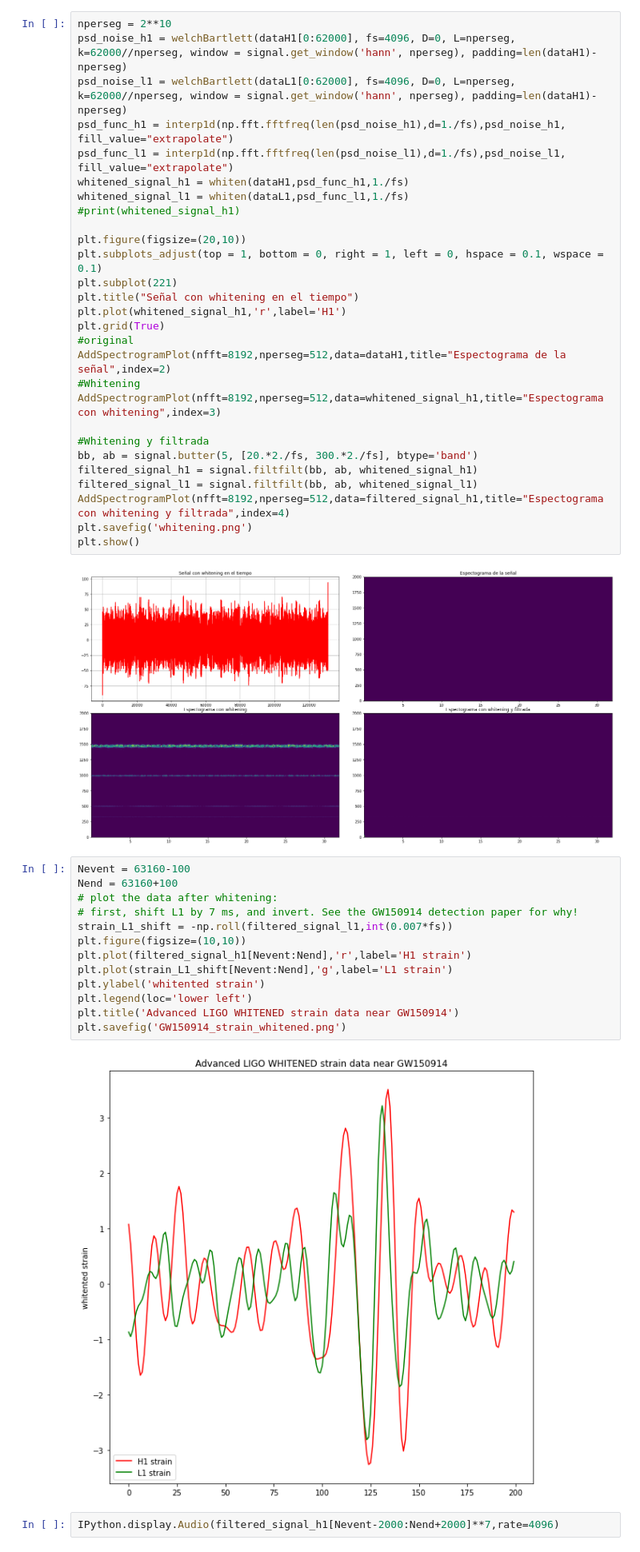
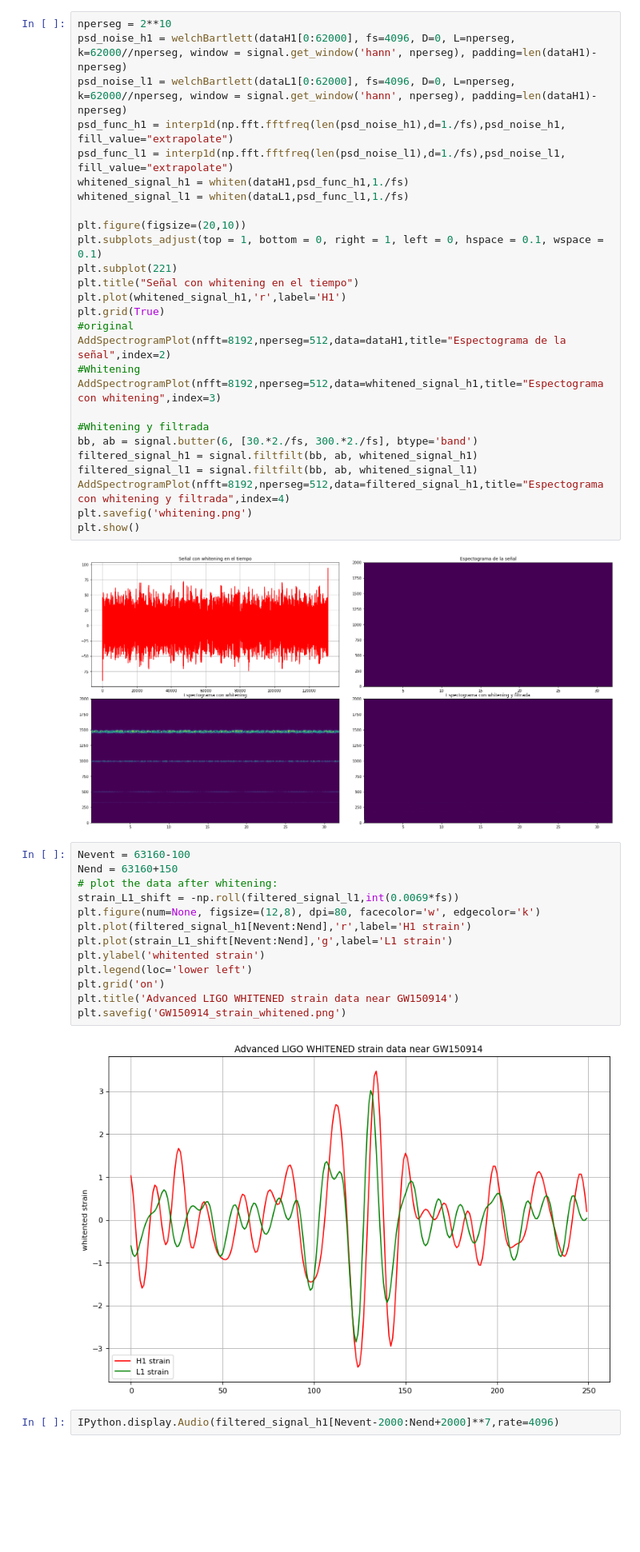
Before and after one commit to ManuMollon261297/PASA, a Jupyter notebook: TP1/code/pasa_tp1.ipynb, the cells around one changed output. Shown at 80% size. Cells and saved outputs as stored; diff of their text form; blank space fills up the shorter version.

```diff
--- a/TP1/code/pasa_tp1.ipynb
+++ b/TP1/code/pasa_tp1.ipynb
@@ -560,7 +569,6 @@ psd_func_h1 = interp1d(np.fft.fftfreq(len(psd_noise_h1),d=1./fs),psd_noise_h1, f
 psd_func_l1 = interp1d(np.fft.fftfreq(len(psd_noise_l1),d=1./fs),psd_noise_l1, fill_value="extrapolate")
 whitened_signal_h1 = whiten(dataH1,psd_func_h1,1./fs)
 whitened_signal_l1 = whiten(dataL1,psd_func_l1,1./fs)
-#print(whitened_signal_h1)
 
 plt.figure(figsize=(20,10))
 plt.subplots_adjust(top = 1, bottom = 0, right = 1, left = 0, hspace = 0.1, wspace = 0.1)
@@ -574,7 +582,7 @@ AddSpectrogramPlot(nfft=8192,nperseg=512,data=dataH1,title="Espectograma de la s
 AddSpectrogramPlot(nfft=8192,nperseg=512,data=whitened_signal_h1,title="Espectograma con whitening",index=3)
 
 #Whitening y filtrada
-bb, ab = signal.butter(5, [20.*2./fs, 300.*2./fs], btype='band')
+bb, ab = signal.butter(6, [30.*2./fs, 300.*2./fs], btype='band')
 filtered_signal_h1 = signal.filtfilt(bb, ab, whitened_signal_h1)
 filtered_signal_l1 = signal.filtfilt(bb, ab, whitened_signal_l1)
 AddSpectrogramPlot(nfft=8192,nperseg=512,data=filtered_signal_h1,title="Espectograma con whitening y filtrada",index=4)
@@ -584,19 +592,19 @@ plt.show()
 [figure]
 # %%
 Nevent = 63160-100
-Nend = 63160+100
+Nend = 63160+150
 # plot the data after whitening:
-# first, shift L1 by 7 ms, and invert. See the GW150914 detection paper for why!
-strain_L1_shift = -np.roll(filtered_signal_l1,int(0.007*fs))
-plt.figure(figsize=(10,10))
+strain_L1_shift = -np.roll(filtered_signal_l1,int(0.0069*fs))
+plt.figure(num=None, figsize=(12,8), dpi=80, facecolor='w', edgecolor='k')
 plt.plot(filtered_signal_h1[Nevent:Nend],'r',label='H1 strain')
 plt.plot(strain_L1_shift[Nevent:Nend],'g',label='L1 strain')
 plt.ylabel('whitented strain')
 plt.legend(loc='lower left')
+plt.grid('on')
 plt.title('Advanced LIGO WHITENED strain data near GW150914')
 plt.savefig('GW150914_strain_whitened.png')
 # %% [output]
-[figure, old version]
+[figure, new version]
 # %%
 IPython.display.Audio(filtered_signal_h1[Nevent-2000:Nend+2000]**7,rate=4096)
 # %% [output]
```
Also changed, not shown: parts of 22 cells of this notebook, 4 other files.
